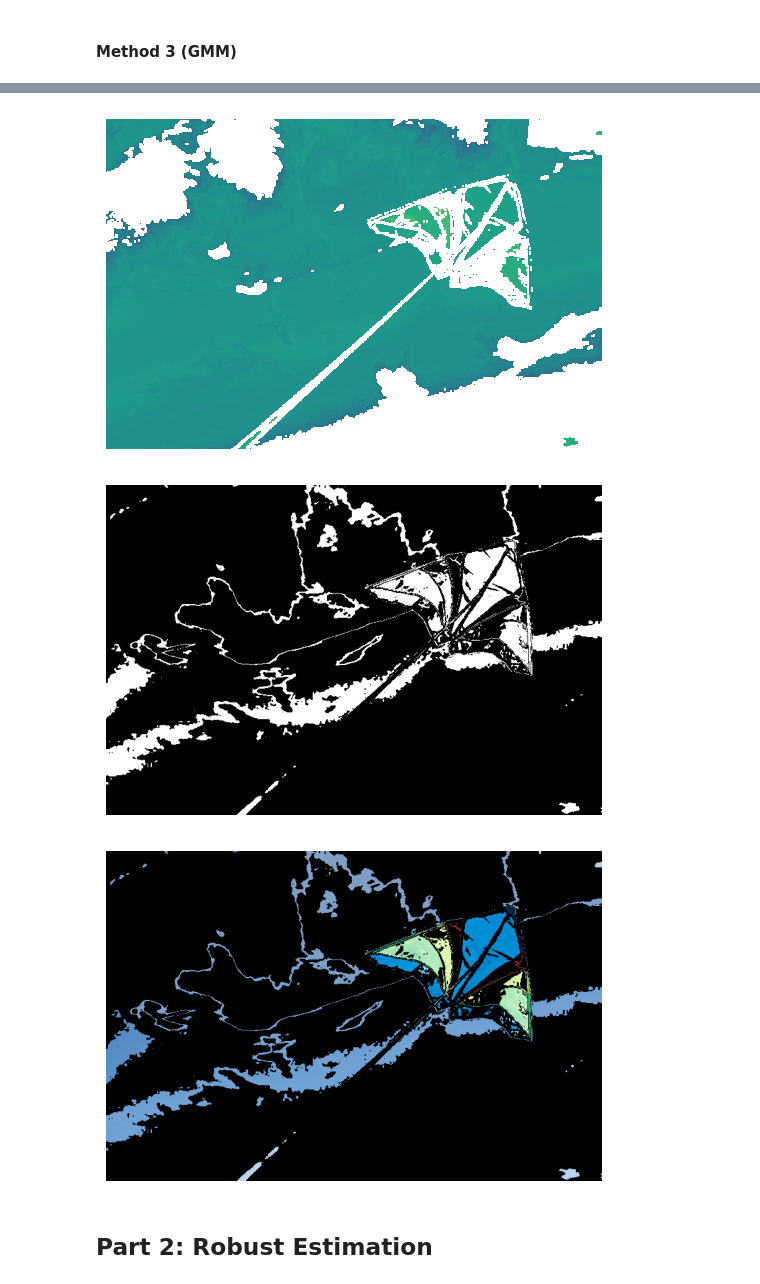
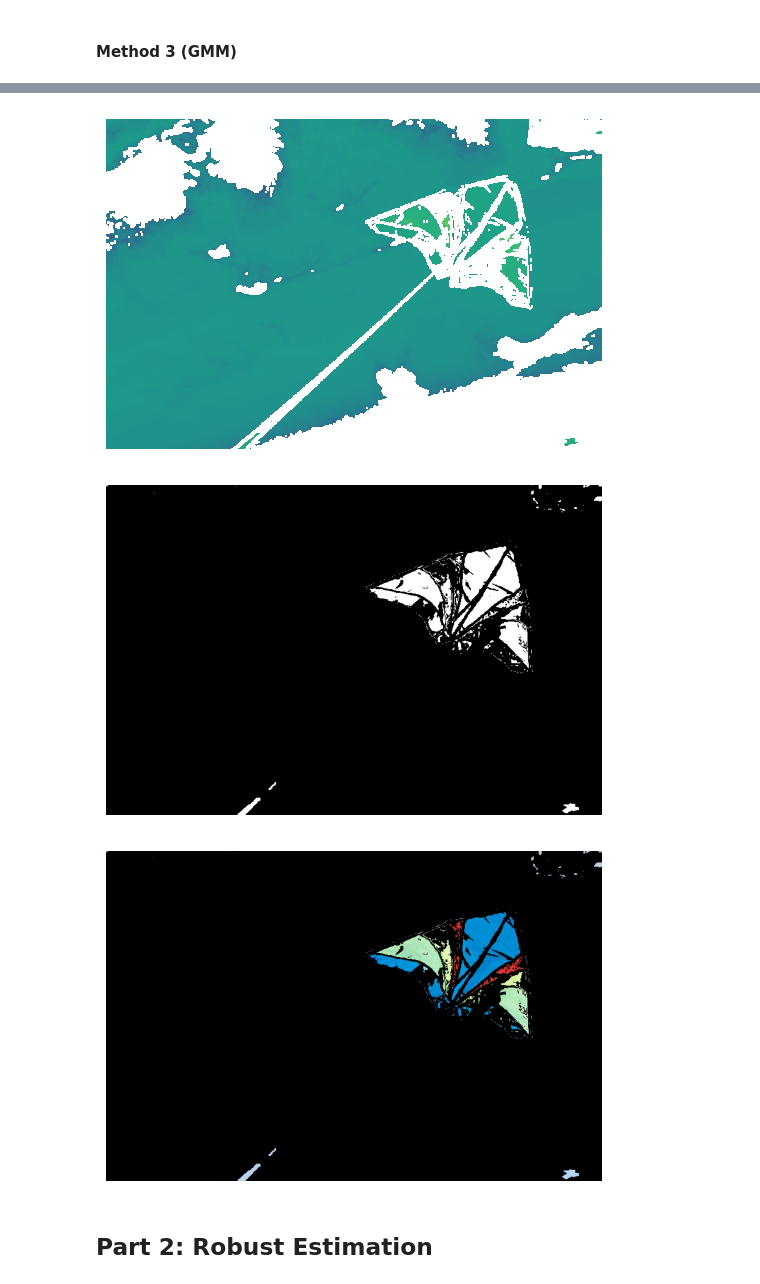
Before and after one commit to Slijeff/cs441, a Jupyter notebook: hw3/CS441_SP24_HW3_Starter.ipynb, the cells around one changed output, grey strips where cells are left out. Cells and saved outputs as stored; diff of their text form; code cells hidden in the pictures.

```diff
--- a/hw3/CS441_SP24_HW3_Starter.ipynb
+++ b/hw3/CS441_SP24_HW3_Starter.ipynb
@@ -156,34 +156,34 @@ display_score(im=im, score_map=score, thresh=t)
 # %%
 from sklearn.mixture import GaussianMixture
 
 # reshape so number of rows is number of pixels and number of columns is 3 (for RGB)
 im_3 = np.reshape(im, (im.shape[0]*im.shape[1], 3))
 crop_3 = np.reshape(crop, (crop.shape[0]*crop.shape[1], 3))
 
 ncomp = 10
 cov_type = 'diag'
 # estimate PDFs and compute score per pixel (can use gmm.score_samples where gmm is the mixture model)
 gmm_im3 = GaussianMixture(
     n_components=ncomp,
     covariance_type=cov_type
 )
 gmm_im3.fit(im_3)
 
 gmm_crop = GaussianMixture(
     n_components=ncomp,
     covariance_type=cov_type
 )
 gmm_crop.fit(crop_3)
 
 score = np.log(gmm_crop.score_samples(im_3) / gmm_im3.score_samples(im_3))
 
-t = -0.5
+t = 0.2
 display_score(im=im, score_map=score, thresh=t)
 # %% [output]
 [figure]
-[figure, old version]
+[figure, new version]
-[figure, old version]
+[figure, new version]
-[figure, old version]
+[figure, new version]
 # %% [markdown]
 ## Part 2: Robust Estimation
 # %%
```
Also changed, not shown: parts of 3 cells of this notebook.
